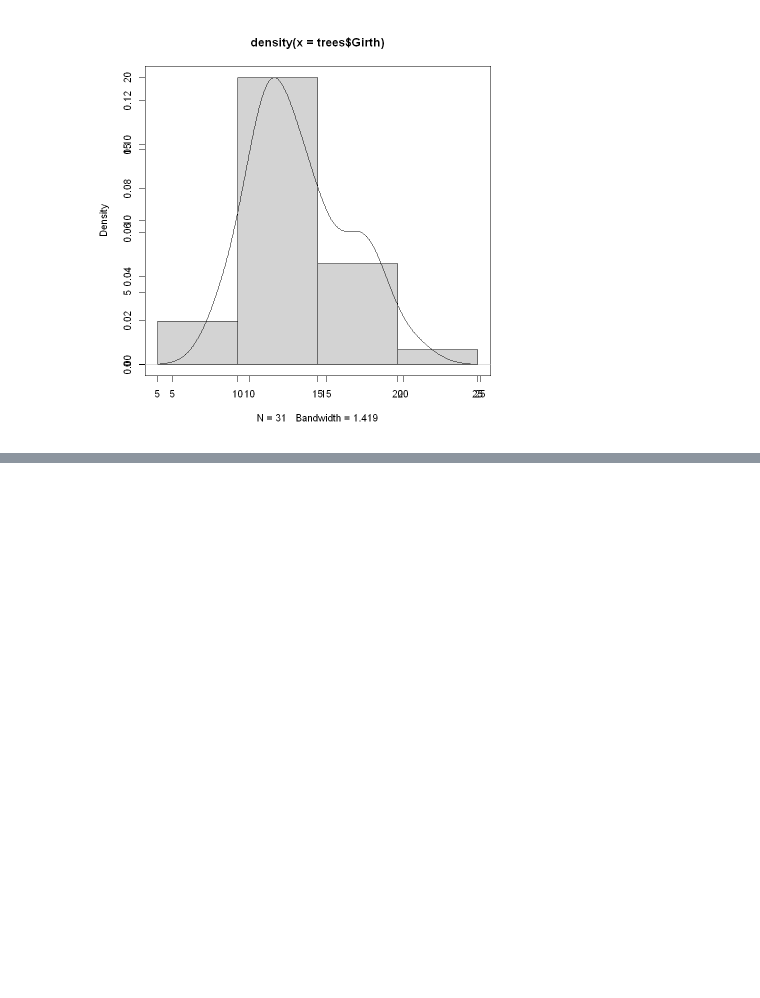
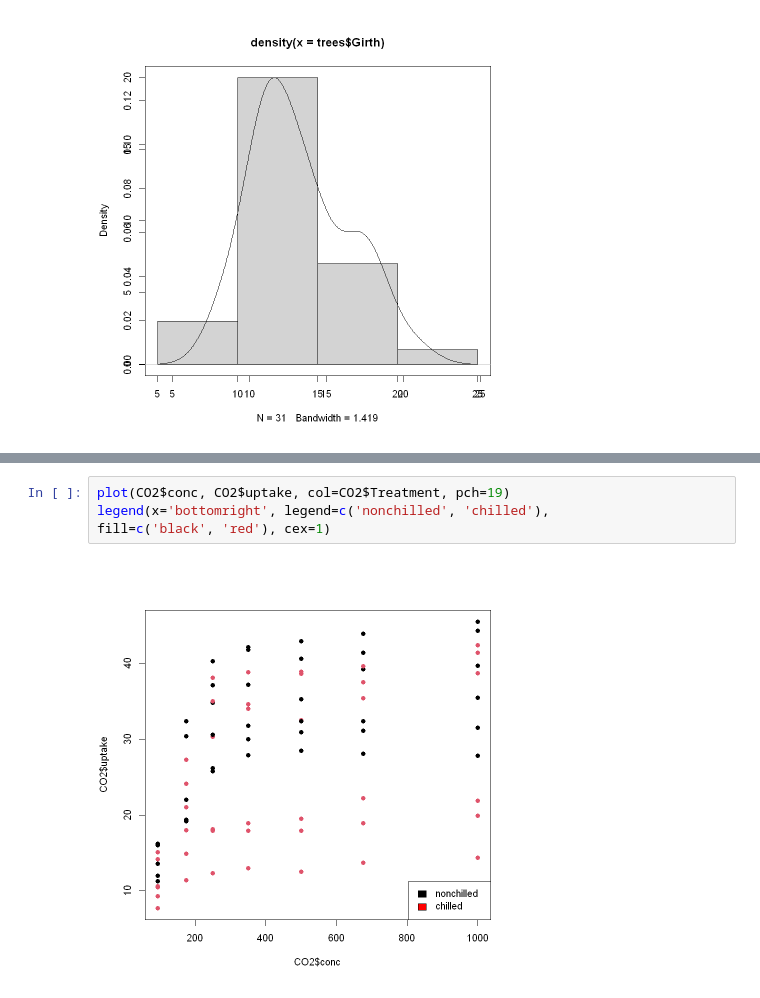
Before and after one commit to glaucoSapucaia/DataScienceStudies, a Jupyter notebook: r_data_science/graficos_dasboards.ipynb, the cells around one changed output, grey strips where cells are left out. Cells and saved outputs as stored; diff of their text form; blank space fills up the shorter version.

```diff
--- a/r_data_science/graficos_dasboards.ipynb
+++ b/r_data_science/graficos_dasboards.ipynb
@@ -67,0 +101,6 @@ ylab='Volume', col='purple', pch=19)
+# %%
+plot(CO2$conc, CO2$uptake, col=CO2$Treatment, pch=19)
+legend(x='bottomright', legend=c('nonchilled', 'chilled'),
+fill=c('black', 'red'), cex=1)
+# %% [output]
+[figure, added]
```
Also changed, not shown: parts of 13 cells of this notebook, 1 other file.
